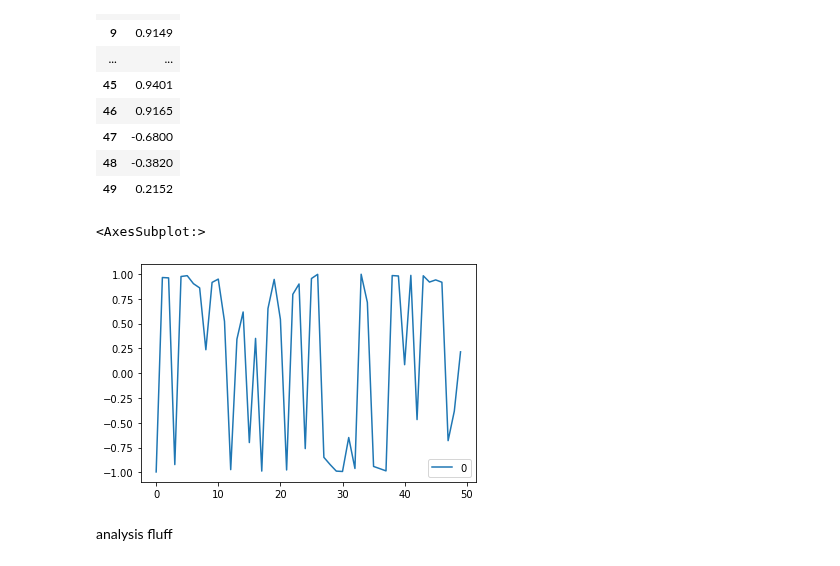
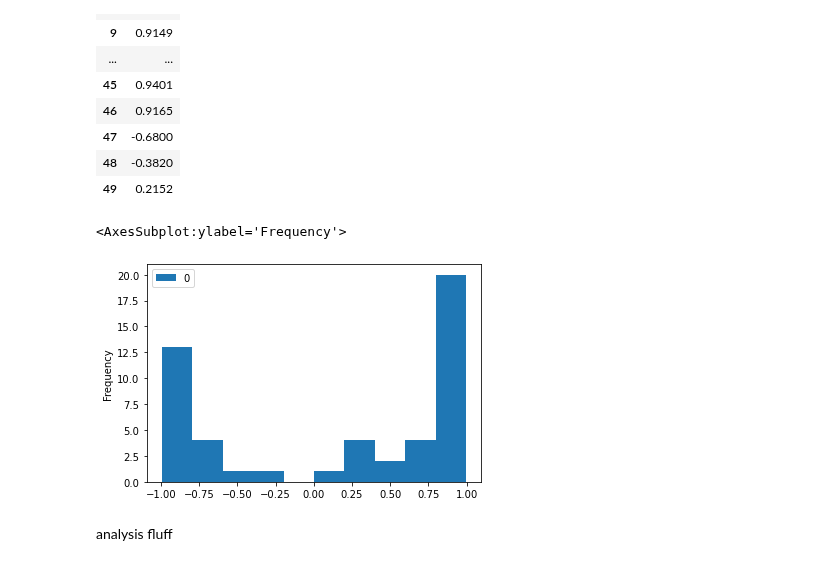
Before and after one commit to Crystalhuynh39/DH-140-Project, a Jupyter notebook: FinalProject.ipynb, the cells around one changed output. Cells and saved outputs as stored; diff of their text form; code cells hidden in the pictures.

```diff
--- a/FinalProject.ipynb
+++ b/FinalProject.ipynb
@@ -530,11 +562,11 @@ data_df
 | 48 | -0.3820 |
 | 49 | 0.2152 |
 # %%
-#line graph of the compound polarity scores
-data_df.plot(kind='line')
+#histogram of the compound polarity scores
+data_df.plot(kind='hist')
 # %% [output]
-<AxesSubplot:>
+<AxesSubplot:ylabel='Frequency'>
-[figure, old version]
+[figure, new version]
 # %% [markdown]
 analysis fluff
 # %% [markdown]
```
Also changed, not shown: parts of 4 cells of this notebook.
